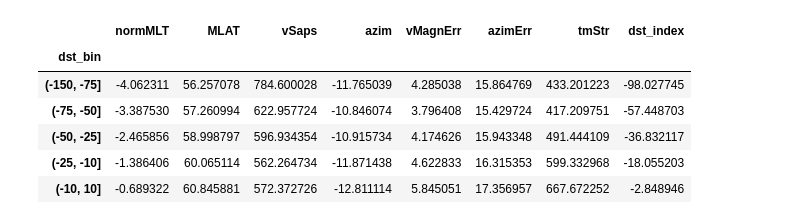
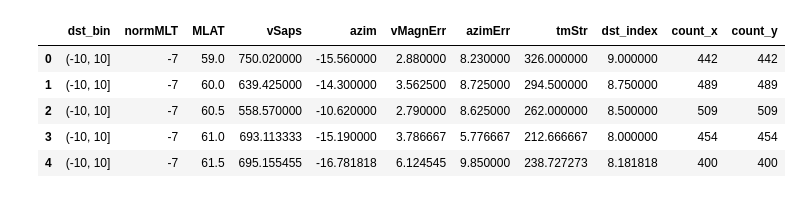
Before and after one commit to bharatreddy/vel-analys, a Jupyter notebook: ipy/stats_test.ipynb, the cells around one changed output. Cells and saved outputs as stored; diff of their text form; code cells hidden in the pictures.

```diff
--- a/ipy/stats_test.ipynb
+++ b/ipy/stats_test.ipynb
@@ -167,0 +168,10 @@ velsDataDF.head()
+# %%
+# Filter out some values where number of datapoints are pretty low.
+countDF = velsDataDF.groupby([ "normMLT", "MLAT" ]).size().reset_index()
+countDF.columns = [ "normMLT", "MLAT", "count" ]
+# Choose only columns which have atleast 100 points
+countDF = countDF[ countDF["count"] >= 250 ].reset_index(drop=True)
+# Merge with velsDataDF to filter out unwanted values
+velsDataDF = pandas.merge( velsDataDF, countDF,\
+                          on=["normMLT", "MLAT"], how='inner' )
+velsDataDF.head()
@@ -189,12 +206,11 @@ ax.set_title( "Velocity Variations" )
 # %%
 # Groupby Dst bin
-dstVelDF = velsDataDF.groupby( ["dst_bin"] ).mean()
-dstVelDF.head()
+dstLocDF = velsDataDF.groupby( [ "dst_bin", "normMLT", "MLAT" ] ).mean().reset_index()
+dstLocDF.head()
 # %% [output]
-|  | normMLT | MLAT | vSaps | azim | vMagnErr | azimErr | tmStr | dst_index |
-| dst_bin |  |  |  |  |  |  |  |  |
-| (-150, -75] | -4.062311 | 56.257078 | 784.600028 | -11.765039 | 4.285038 | 15.864769 | 433.201223 | -98.027745 |
-| (-75, -50] | -3.387530 | 57.260994 | 622.957724 | -10.846074 | 3.796408 | 15.429724 | 417.209751 | -57.448703 |
-| (-50, -25] | -2.465856 | 58.998797 | 596.934354 | -10.915734 | 4.174626 | 15.943348 | 491.444109 | -36.832117 |
-| (-25, -10] | -1.386406 | 60.065114 | 562.264734 | -11.871438 | 4.622833 | 16.315353 | 599.332968 | -18.055203 |
-| (-10, 10] | -0.689322 | 60.845881 | 572.372726 | -12.811114 | 5.845051 | 17.356957 | 667.672252 | -2.848946 |
+|  | dst_bin | normMLT | MLAT | vSaps | azim | vMagnErr | azimErr | tmStr | dst_index | count_x | count_y |
+| 0 | (-10, 10] | -7 | 59.0 | 750.020000 | -15.560000 | 2.880000 | 8.230000 | 326.000000 | 9.000000 | 442 | 442 |
+| 1 | (-10, 10] | -7 | 60.0 | 639.425000 | -14.300000 | 3.562500 | 8.725000 | 294.500000 | 8.750000 | 489 | 489 |
+| 2 | (-10, 10] | -7 | 60.5 | 558.570000 | -10.620000 | 2.790000 | 8.625000 | 262.000000 | 8.500000 | 509 | 509 |
+| 3 | (-10, 10] | -7 | 61.0 | 693.113333 | -15.190000 | 3.786667 | 5.776667 | 212.666667 | 8.000000 | 454 | 454 |
+| 4 | (-10, 10] | -7 | 61.5 | 695.155455 | -16.781818 | 6.124545 | 9.850000 | 238.727273 | 8.181818 | 400 | 400 |
```
Also changed, not shown: parts of 6 cells of this notebook.
